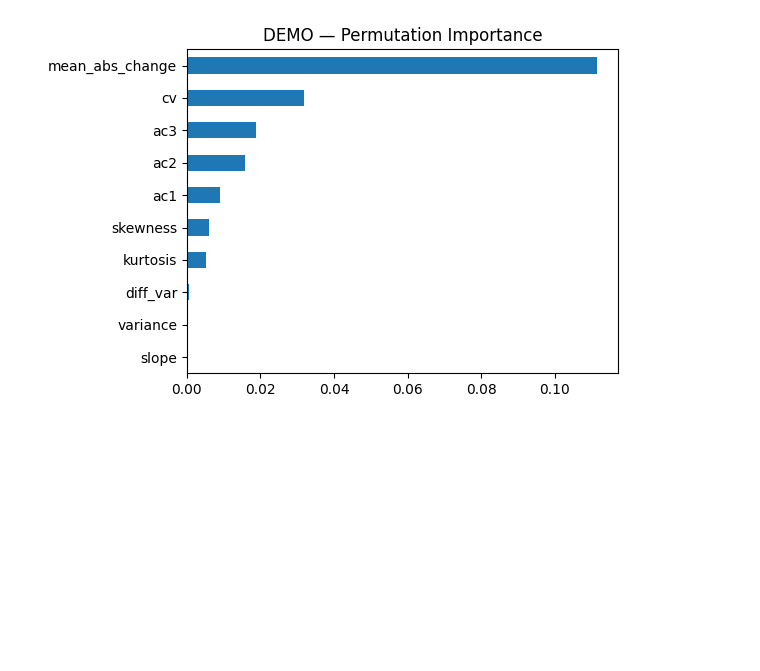
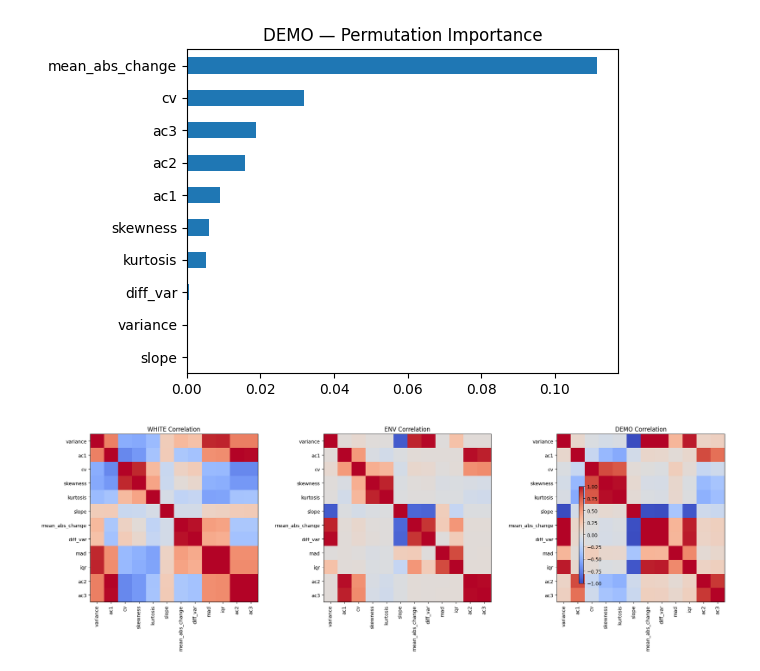
Before and after one commit to dhruvmenon76/BME590Project, a Jupyter notebook: notebooks/simulation_exploration.ipynb, the cells around one changed output. Drawn from its saved outputs; the diff is of its cells as text; code cells hidden in the pictures; blank space fills up the shorter version.

```diff
--- a/notebooks/simulation_exploration.ipynb
+++ b/notebooks/simulation_exploration.ipynb
@@ -834,3 +834,33 @@ variance           0.000270
 slope              0.000170
 dtype: float64
 [figure]
+# %%
+import matplotlib.pyplot as plt
+
+datasets = {
+    "WHITE": df_white,
+    "ENV": df_env,
+    "DEMO": df_demo,
+}
+
+fig, axes = plt.subplots(1, 3, figsize=(20, 6))
+
+for ax, (name, df) in zip(axes, datasets.items()):
+    X = df.drop(columns=["label", "noise"])
+    corr = X.corr()
+
+    im = ax.imshow(corr, cmap="coolwarm", vmin=-1, vmax=1)
+
+    ax.set_title(f"{name} Correlation")
+    ax.set_xticks(range(len(corr.columns)))
+    ax.set_yticks(range(len(corr.columns)))
+    ax.set_xticklabels(corr.columns, rotation=90)
+    ax.set_yticklabels(corr.columns)
+
+# Add one shared colorbar
+fig.colorbar(im, ax=axes.ravel().tolist(), shrink=0.6)
+
+plt.tight_layout()
+plt.show()
+# %% [output]
+[figure, added]
```
Also changed, not shown: parts of 3 cells of this notebook.
